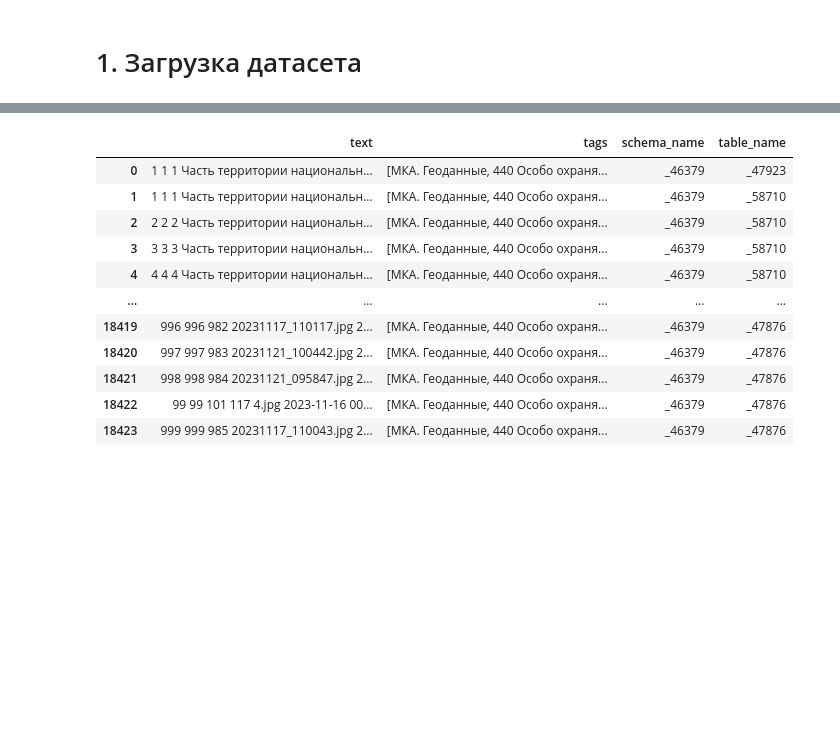
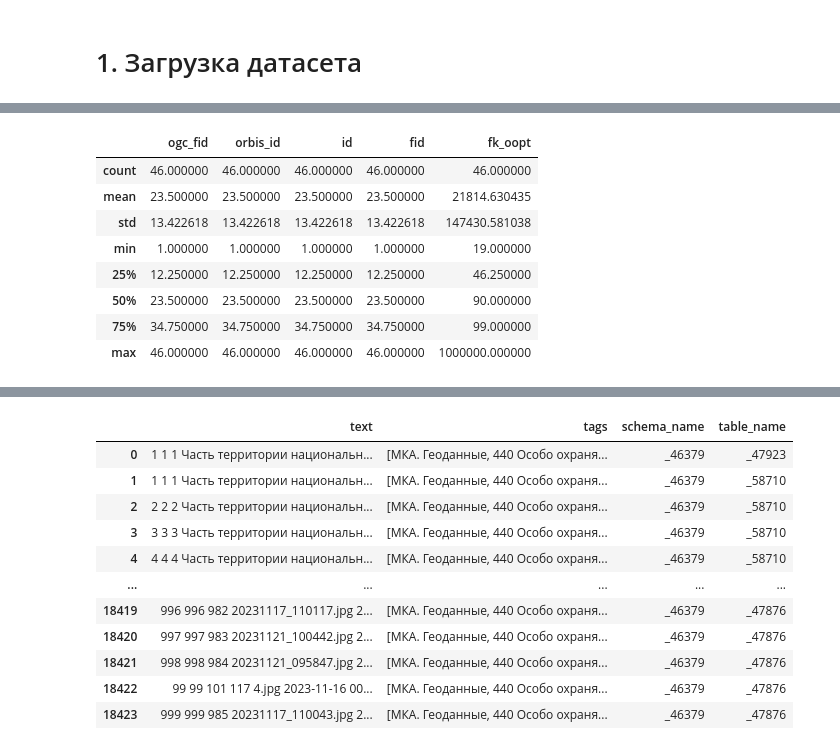
Before and after one commit to FuseII/dam_system, a Jupyter notebook: typos/scripts/typos.ipynb, the cells around one changed output, grey strips where cells are left out. Drawn from its saved outputs; the diff is of its cells as text; code cells hidden in the pictures; blank space fills up the shorter version.

```diff
--- a/typos/scripts/typos.ipynb
+++ b/typos/scripts/typos.ipynb
@@ -13,0 +84,12 @@ import re
+# %%
+df.describe()
+# %% [output]
+|  | ogc_fid | orbis_id | id | fid | fk_oopt |
+| count | 46.000000 | 46.000000 | 46.000000 | 46.000000 | 46.000000 |
+| mean | 23.500000 | 23.500000 | 23.500000 | 23.500000 | 21814.630435 |
+| std | 13.422618 | 13.422618 | 13.422618 | 13.422618 | 147430.581038 |
+| min | 1.000000 | 1.000000 | 1.000000 | 1.000000 | 19.000000 |
+| 25% | 12.250000 | 12.250000 | 12.250000 | 12.250000 | 46.250000 |
+| 50% | 23.500000 | 23.500000 | 23.500000 | 23.500000 | 90.000000 |
+| 75% | 34.750000 | 34.750000 | 34.750000 | 34.750000 | 99.000000 |
+| max | 46.000000 | 46.000000 | 46.000000 | 46.000000 | 1000000.000000 |
```
Also changed, not shown: parts of 5 cells of this notebook, 2 other files.
